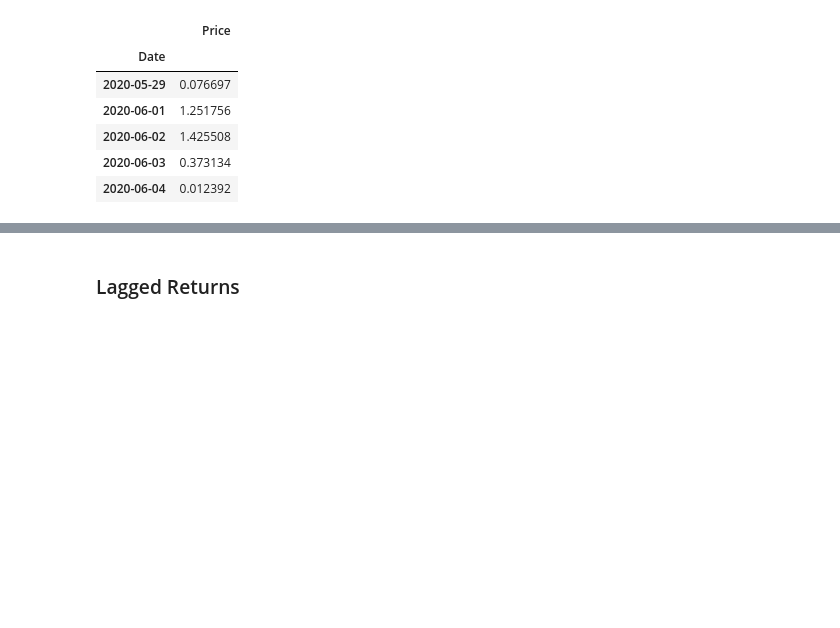
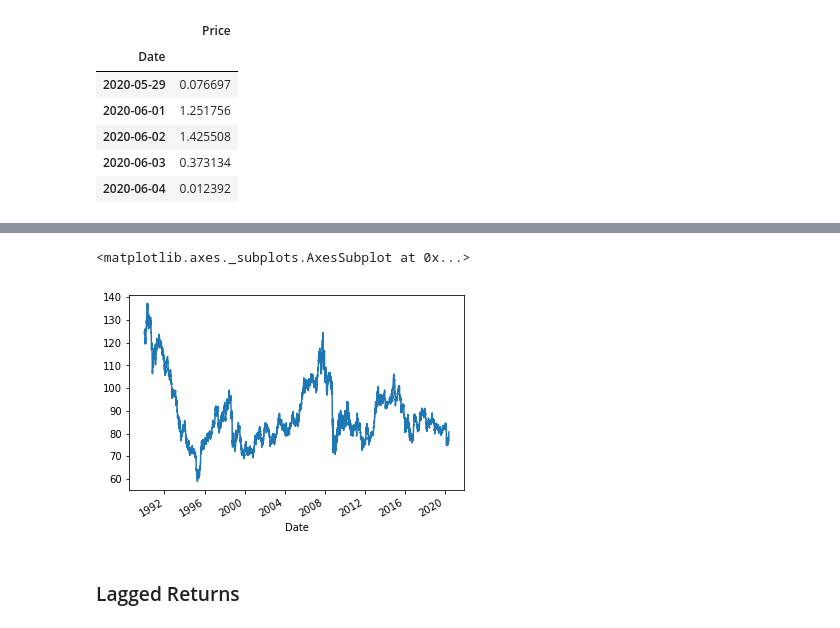
Before and after one commit to c1ycone/FinTech_Homeworks, a Jupyter notebook: 10_Time_Series/regression_analysis.ipynb, the cells around one changed output, grey strips where cells are left out. Cells and saved outputs as stored; diff of their text form; code cells hidden in the pictures; blank space fills up the shorter version.

```diff
--- a/10_Time_Series/regression_analysis.ipynb
+++ b/10_Time_Series/regression_analysis.ipynb
@@ -52,4 +52,6 @@ returns.tail()
 # Create a series using "Price" percentage returns, drop any nan"s, and check the results:
 # (Make sure to multiply the pct_change() results by 100)
 # In this case, you may have to replace inf, -inf values with np.nan"s
-# YOUR CODE HERE!
+cad_jpy_df['Return'] = cad_jpy_df.Price.pct_change() * 100
+cad_jpy_df = cad_jpy_df.dropna()
+cad_jpy_df.head()
@@ -56,3 +66,8 @@ returns.tail()
+# %%
+cad_jpy_df.Price.plot()
+# %% [output]
+<matplotlib.axes._subplots.AxesSubplot at 0x...>
+[figure, added]
 # %% [markdown]
 ### Lagged Returns
 # %%
```
Also changed, not shown: parts of 11 cells of this notebook, 1 other file.
